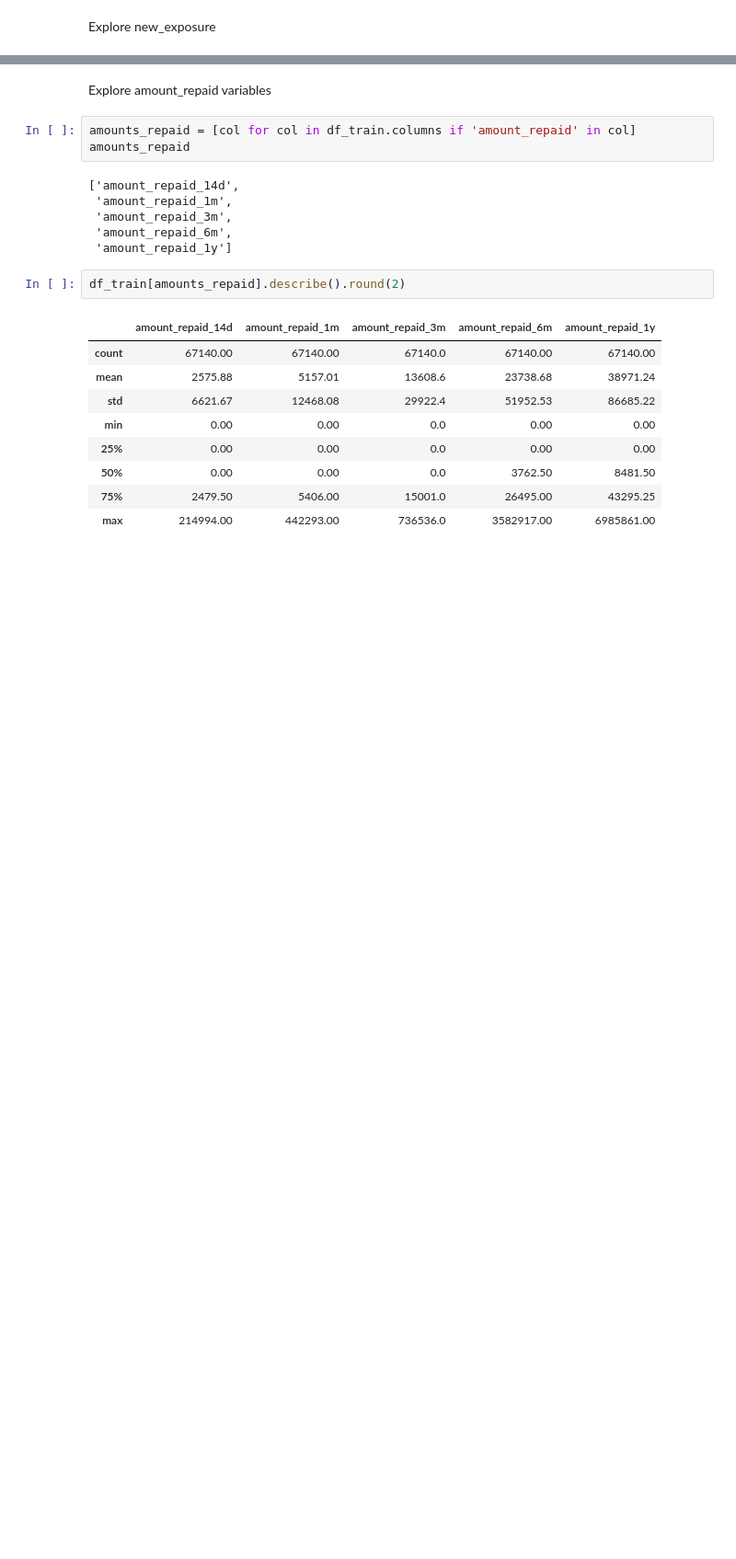
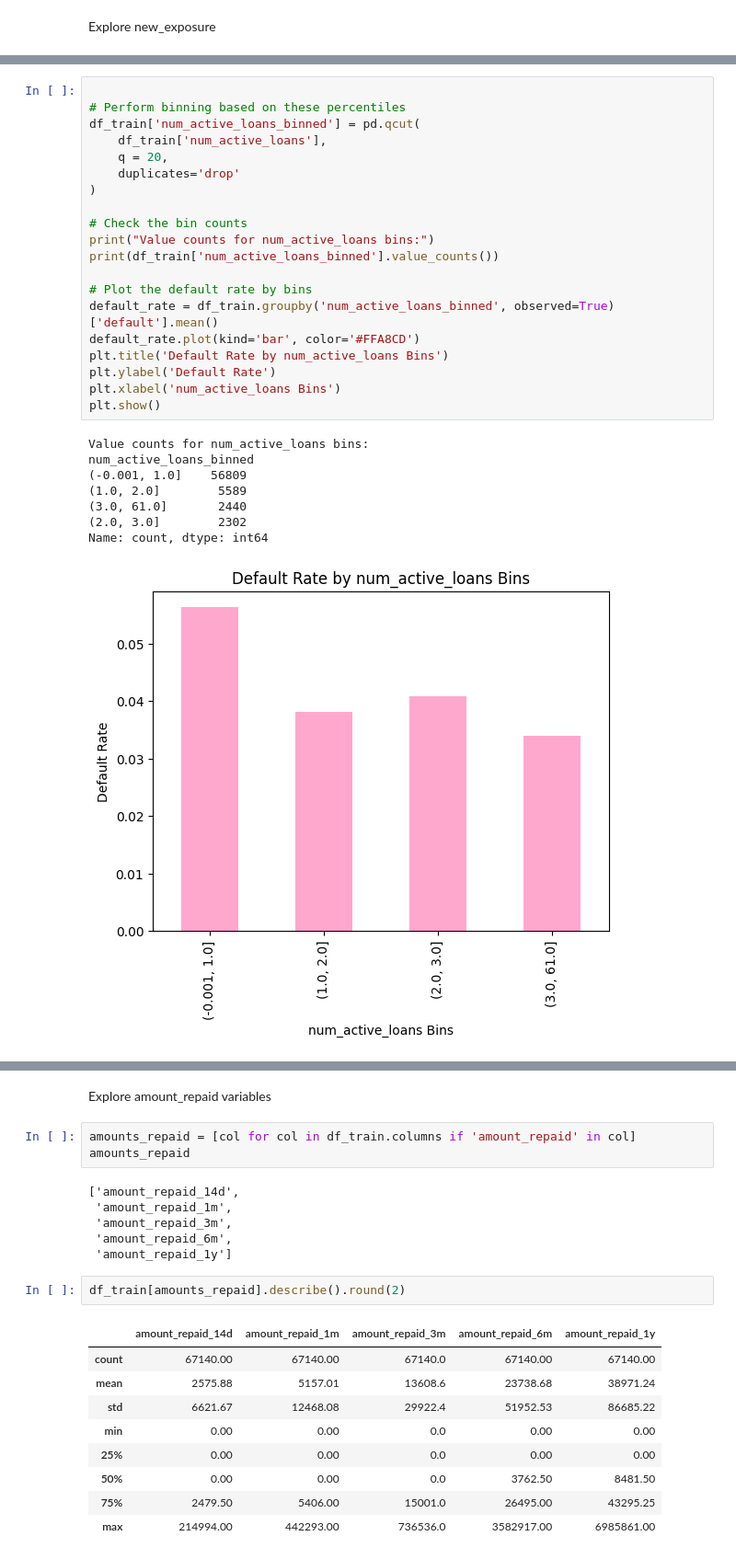
Before and after one commit to polinaknutssonklarna/model_development, a Jupyter notebook: model_development/1_explore_data.ipynb, the cells around one changed output, grey strips where cells are left out. Shown at 92% size. Cells and saved outputs as stored; diff of their text form; blank space fills up the shorter version.

```diff
--- a/model_development/1_explore_data.ipynb
+++ b/model_development/1_explore_data.ipynb
@@ -826,0 +897,29 @@ Explore number of payments
+# %%
+
+# Perform binning based on these percentiles
+df_train['num_active_loans_binned'] = pd.qcut(
+    df_train['num_active_loans'],
+    q = 20,
+    duplicates='drop'
+)
+
+# Check the bin counts
+print("Value counts for num_active_loans bins:")
+print(df_train['num_active_loans_binned'].value_counts())
+
+# Plot the default rate by bins
+default_rate = df_train.groupby('num_active_loans_binned', observed=True)['default'].mean()
+default_rate.plot(kind='bar', color='#FFA8CD')
+plt.title('Default Rate by num_active_loans Bins')
+plt.ylabel('Default Rate')
+plt.xlabel('num_active_loans Bins')
+plt.show()
+# %% [output]
+Value counts for num_active_loans bins:
+num_active_loans_binned
+(-0.001, 1.0]    56809
+(1.0, 2.0]        5589
+(3.0, 61.0]       2440
+(2.0, 3.0]        2302
+Name: count, dtype: int64
+[figure, added]
```
Also changed, not shown: parts of 56 cells of this notebook, 7 other files.
